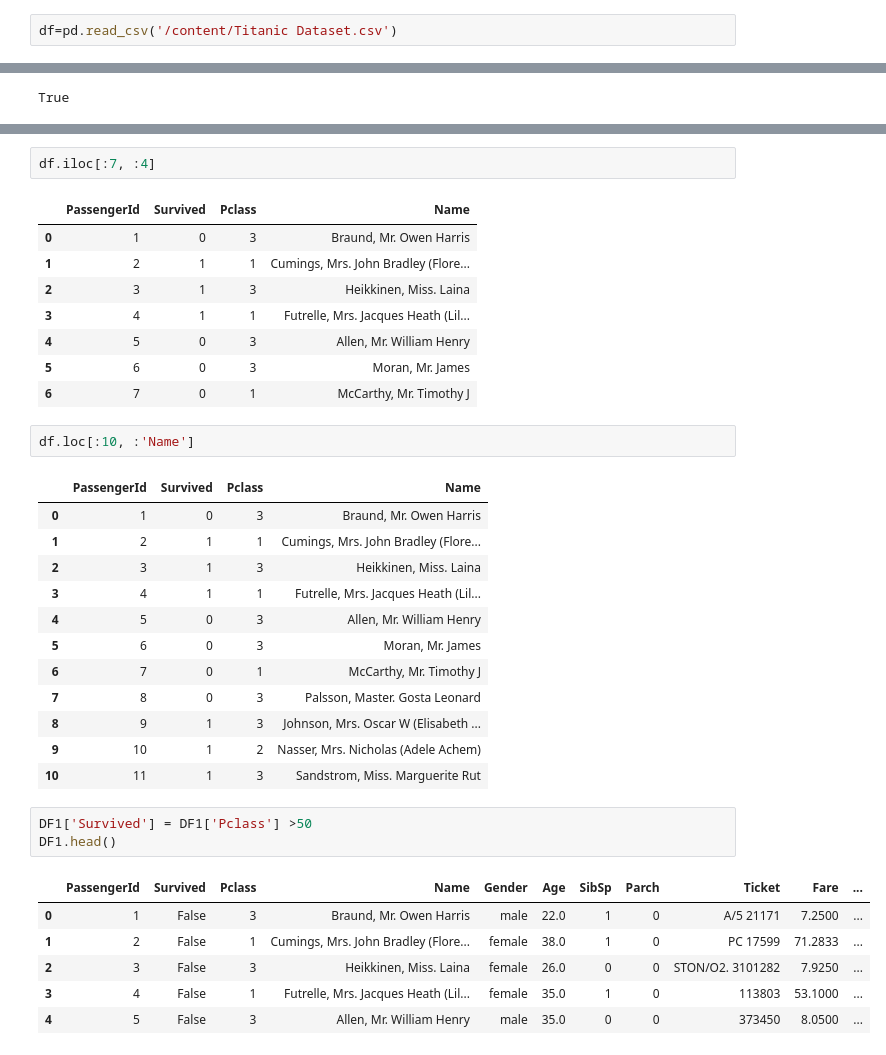
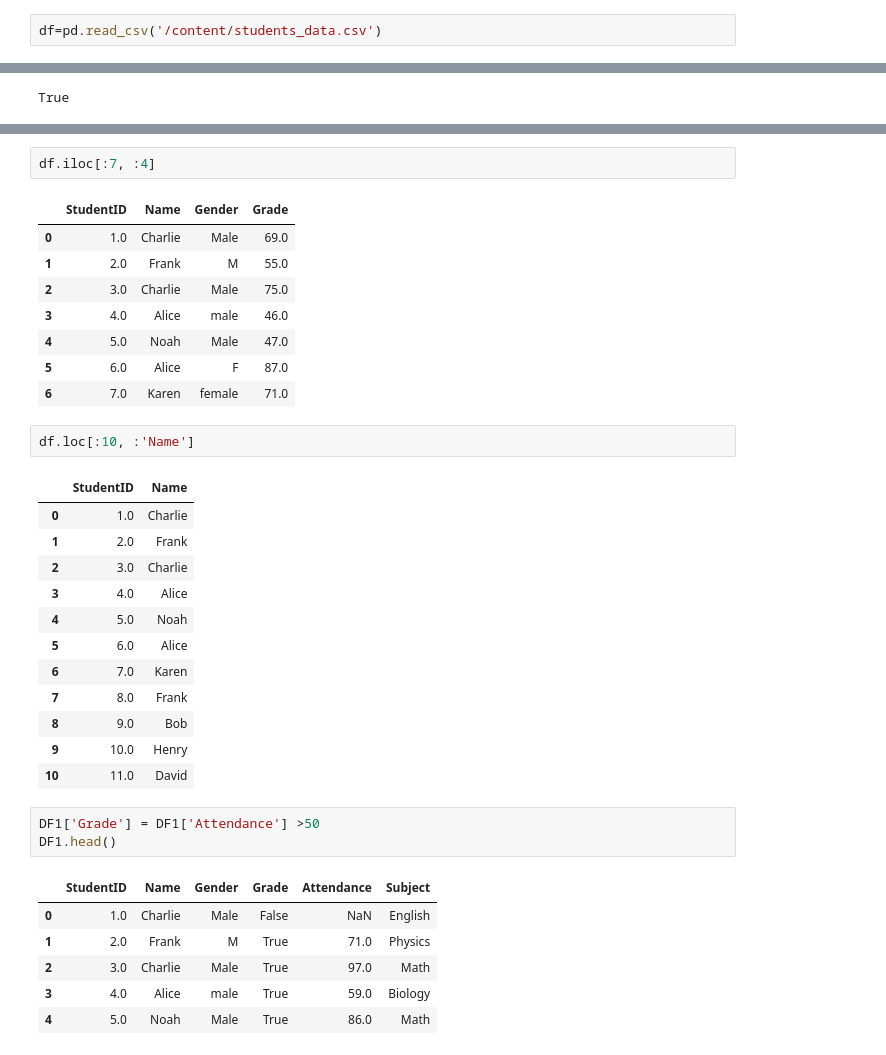
Before and after one commit to Isaac-tech06/aiie2025, a Jupyter notebook: Isaac_Original_AIIE2025_Python_Pandas.ipynb, the cells around one changed output, grey strips where cells are left out. Saved outputs shown, nothing was run; the diff lists cells and outputs as text.

```diff
--- a/Isaac_Original_AIIE2025_Python_Pandas.ipynb
+++ b/Isaac_Original_AIIE2025_Python_Pandas.ipynb
@@ -1068,5 +1068,5 @@ np.sin(df * np.pi / 4)
 from sklearn.datasets import fetch_california_housing
 data = fetch_california_housing()
 # %%
-df=pd.read_csv('/content/Titanic Dataset.csv')
+df=pd.read_csv('/content/students_data.csv')
 # %%
@@ -1223,36 +1197,36 @@ memory usage: 83.7+ KB
 # %%
 df.iloc[:7, :4]
 # %% [output]
-|  | PassengerId | Survived | Pclass | Name |
-| 0 | 1 | 0 | 3 | Braund, Mr. Owen Harris |
-| 1 | 2 | 1 | 1 | Cumings, Mrs. John Bradley (Flore... |
-| 2 | 3 | 1 | 3 | Heikkinen, Miss. Laina |
-| 3 | 4 | 1 | 1 | Futrelle, Mrs. Jacques Heath (Lil... |
-| 4 | 5 | 0 | 3 | Allen, Mr. William Henry |
-| 5 | 6 | 0 | 3 | Moran, Mr. James |
-| 6 | 7 | 0 | 1 | McCarthy, Mr. Timothy J |
+|  | StudentID | Name | Gender | Grade |
+| 0 | 1.0 | Charlie | Male | 69.0 |
+| 1 | 2.0 | Frank | M | 55.0 |
+| 2 | 3.0 | Charlie | Male | 75.0 |
+| 3 | 4.0 | Alice | male | 46.0 |
+| 4 | 5.0 | Noah | Male | 47.0 |
+| 5 | 6.0 | Alice | F | 87.0 |
+| 6 | 7.0 | Karen | female | 71.0 |
 # %%
 df.loc[:10, :'Name']
 # %% [output]
-|  | PassengerId | Survived | Pclass | Name |
-| 0 | 1 | 0 | 3 | Braund, Mr. Owen Harris |
-| 1 | 2 | 1 | 1 | Cumings, Mrs. John Bradley (Flore... |
-| 2 | 3 | 1 | 3 | Heikkinen, Miss. Laina |
-| 3 | 4 | 1 | 1 | Futrelle, Mrs. Jacques Heath (Lil... |
-| 4 | 5 | 0 | 3 | Allen, Mr. William Henry |
-| 5 | 6 | 0 | 3 | Moran, Mr. James |
-| 6 | 7 | 0 | 1 | McCarthy, Mr. Timothy J |
-| 7 | 8 | 0 | 3 | Palsson, Master. Gosta Leonard |
-| 8 | 9 | 1 | 3 | Johnson, Mrs. Oscar W (Elisabeth ... |
-| 9 | 10 | 1 | 2 | Nasser, Mrs. Nicholas (Adele Achem) |
-| 10 | 11 | 1 | 3 | Sandstrom, Miss. Marguerite Rut |
+|  | StudentID | Name |
+| 0 | 1.0 | Charlie |
+| 1 | 2.0 | Frank |
+| 2 | 3.0 | Charlie |
+| 3 | 4.0 | Alice |
+| 4 | 5.0 | Noah |
+| 5 | 6.0 | Alice |
+| 6 | 7.0 | Karen |
+| 7 | 8.0 | Frank |
+| 8 | 9.0 | Bob |
+| 9 | 10.0 | Henry |
+| 10 | 11.0 | David |
 # %%
-DF1['Survived'] = DF1['Pclass'] >50
+DF1['Grade'] = DF1['Attendance'] >50
 DF1.head()
 # %% [output]
-|  | PassengerId | Survived | Pclass | Name | Gender | Age | SibSp | Parch | Ticket | Fare | ... |
-| 0 | 1 | False | 3 | Braund, Mr. Owen Harris | male | 22.0 | 1 | 0 | A/5 21171 | 7.2500 | ... |
-| 1 | 2 | False | 1 | Cumings, Mrs. John Bradley (Flore... | female | 38.0 | 1 | 0 | PC 17599 | 71.2833 | ... |
-| 2 | 3 | False | 3 | Heikkinen, Miss. Laina | female | 26.0 | 0 | 0 | STON/O2. 3101282 | 7.9250 | ... |
-| 3 | 4 | False | 1 | Futrelle, Mrs. Jacques Heath (Lil... | female | 35.0 | 1 | 0 | 113803 | 53.1000 | ... |
-| 4 | 5 | False | 3 | Allen, Mr. William Henry | male | 35.0 | 0 | 0 | 373450 | 8.0500 | ... |
+|  | StudentID | Name | Gender | Grade | Attendance | Subject |
+| 0 | 1.0 | Charlie | Male | False | NaN | English |
+| 1 | 2.0 | Frank | M | True | 71.0 | Physics |
+| 2 | 3.0 | Charlie | Male | True | 97.0 | Math |
+| 3 | 4.0 | Alice | male | True | 59.0 | Biology |
+| 4 | 5.0 | Noah | Male | True | 86.0 | Math |
```
Also changed, not shown: parts of 11 cells of this notebook.
